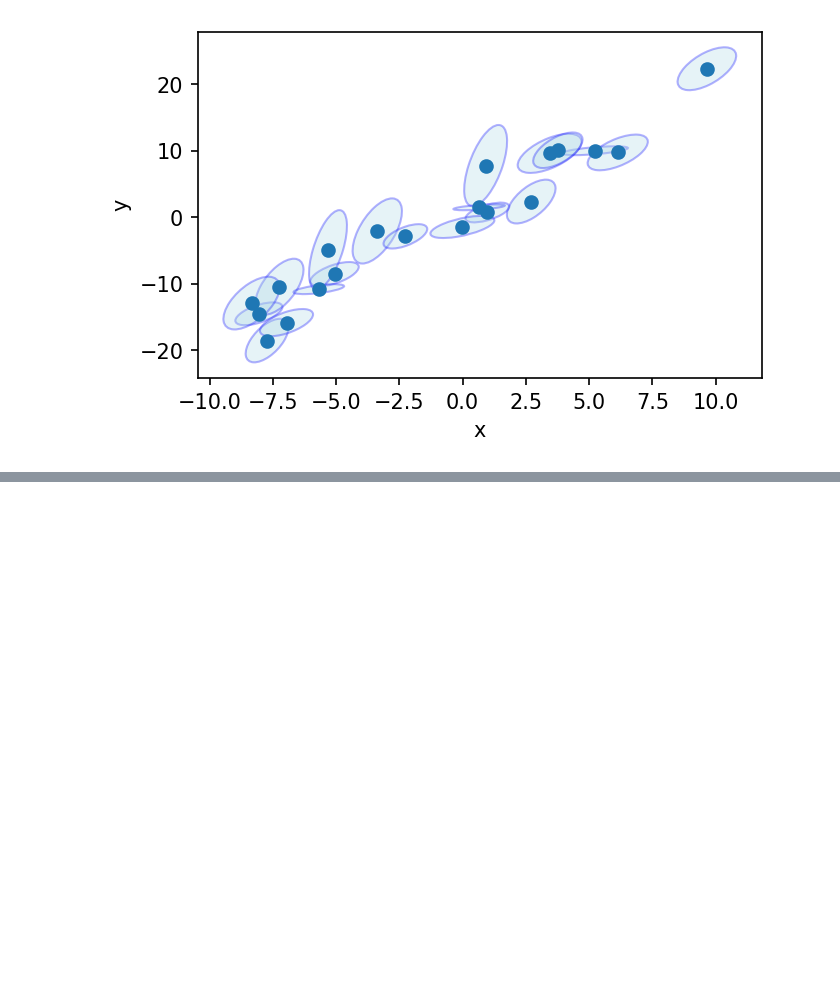
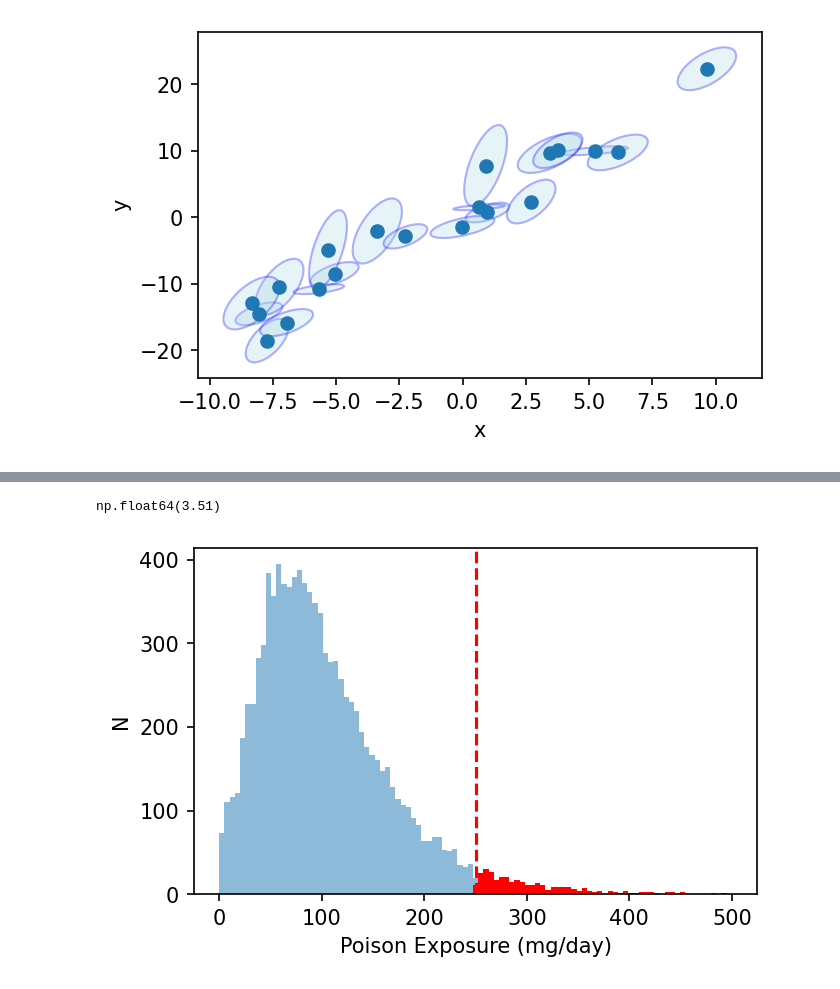
Before and after one commit to oscarbranson/teaching, a Jupyter notebook: QCES/EDAA/02_model_fit.ipynb, the cells around one changed output, grey strips where cells are left out. Saved outputs shown, nothing was run; the diff lists cells and outputs as text; code cells hidden in the pictures; blank space fills up the shorter version.

```diff
--- a/QCES/EDAA/02_model_fit.ipynb
+++ b/QCES/EDAA/02_model_fit.ipynb
@@ -600,0 +344,19 @@ AttributeError: 'CO2Model' object has no attribute 'annual_emissions_PgC'
+# %%
+N = 10000
+exposure = poison_conc.rvs(N) * apple_consumption.rvs(N)
+
+bins = np.linspace(0,500,100)
+
+plt.hist(exposure, bins=bins, alpha=0.5, label='Exposure Distribution')
+
+plt.hist(exposure[exposure > lethal_limit], bins=bins, color='red',  label='Exposure Distribution')
+
+plt.axvline(lethal_limit, color='red', linestyle='--', label='Lethal Limit (250 mg/apple)')
+
+plt.xlabel('Poison Exposure (mg/day)')
+plt.ylabel('N')
+
+100 * (exposure > lethal_limit).sum() / exposure.size
+# %% [output]
+np.float64(3.51)
+[figure, added]
```
Also changed, not shown: parts of 13 cells of this notebook, 5 other files.
